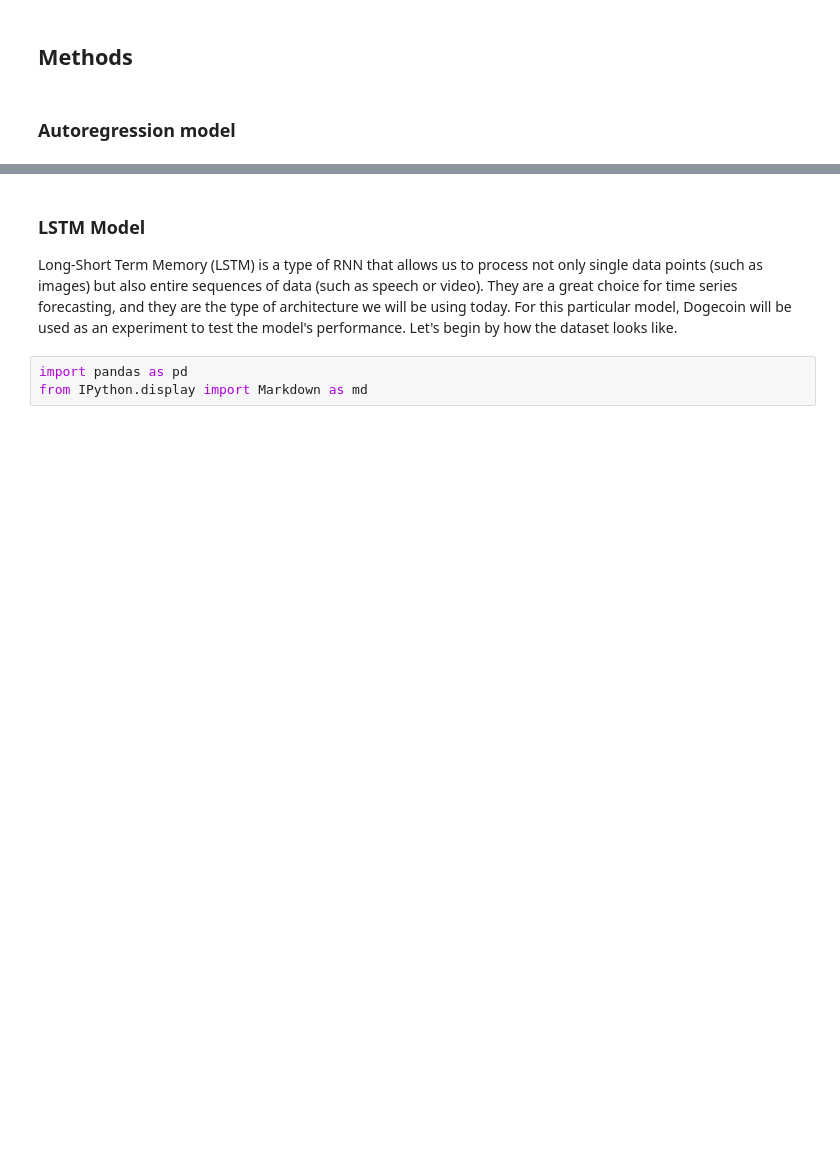
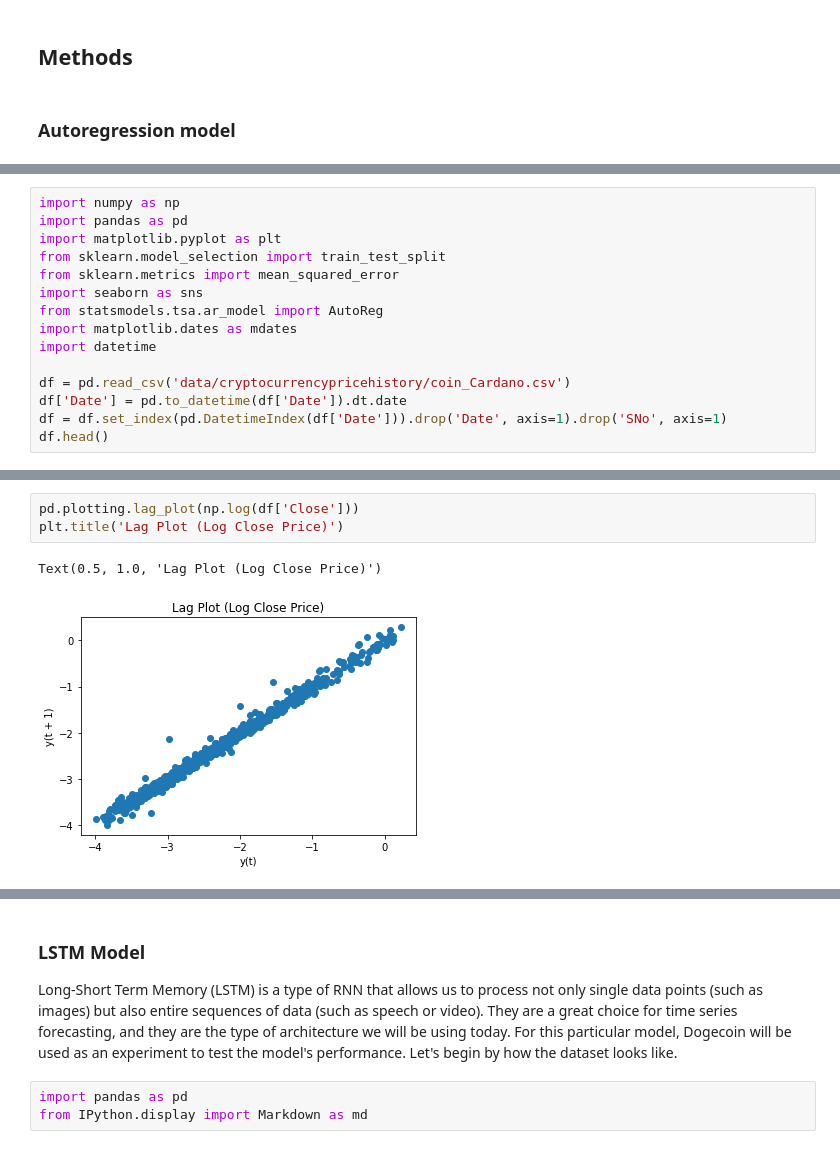
Before and after one commit to DSEI21000-S21/project-altcoinpriceprediction, a Jupyter notebook: Final_Report.ipynb, the cells around one changed output, grey strips where cells are left out. Drawn from its saved outputs; the diff is of its cells as text; blank space fills up the shorter version.

```diff
--- a/Final_Report.ipynb
+++ b/Final_Report.ipynb
@@ -31,0 +36,15 @@ The data was derived from [Blockchain's website](http://www.blockchain.com/explo
+# %%
+import numpy as np
+import pandas as pd
+import matplotlib.pyplot as plt
+from sklearn.model_selection import train_test_split
+from sklearn.metrics import mean_squared_error
+import seaborn as sns
+from statsmodels.tsa.ar_model import AutoReg
+import matplotlib.dates as mdates
+import datetime
+
+df = pd.read_csv('data/cryptocurrencypricehistory/coin_Cardano.csv')
+df['Date'] = pd.to_datetime(df['Date']).dt.date
+df = df.set_index(pd.DatetimeIndex(df['Date'])).drop('Date', axis=1).drop('SNo', axis=1)
+df.head()
@@ -31,0 +59,6 @@ The data was derived from [Blockchain's website](http://www.blockchain.com/explo
+# %%
+pd.plotting.lag_plot(np.log(df['Close']))
+plt.title('Lag Plot (Log Close Price)')
+# %% [output]
+Text(0.5, 1.0, 'Lag Plot (Log Close Price)')
+[figure, added]
```
Also changed, not shown: parts of 11 cells of this notebook, 1 other file.
